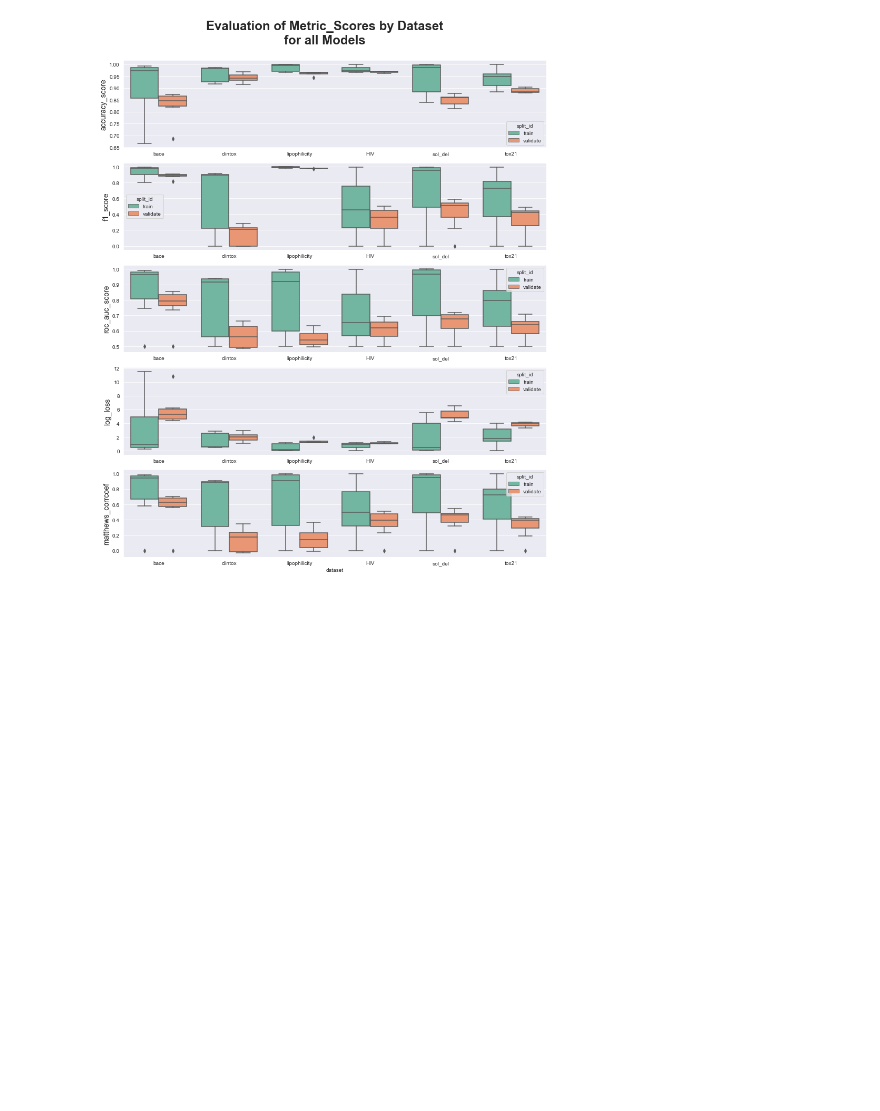
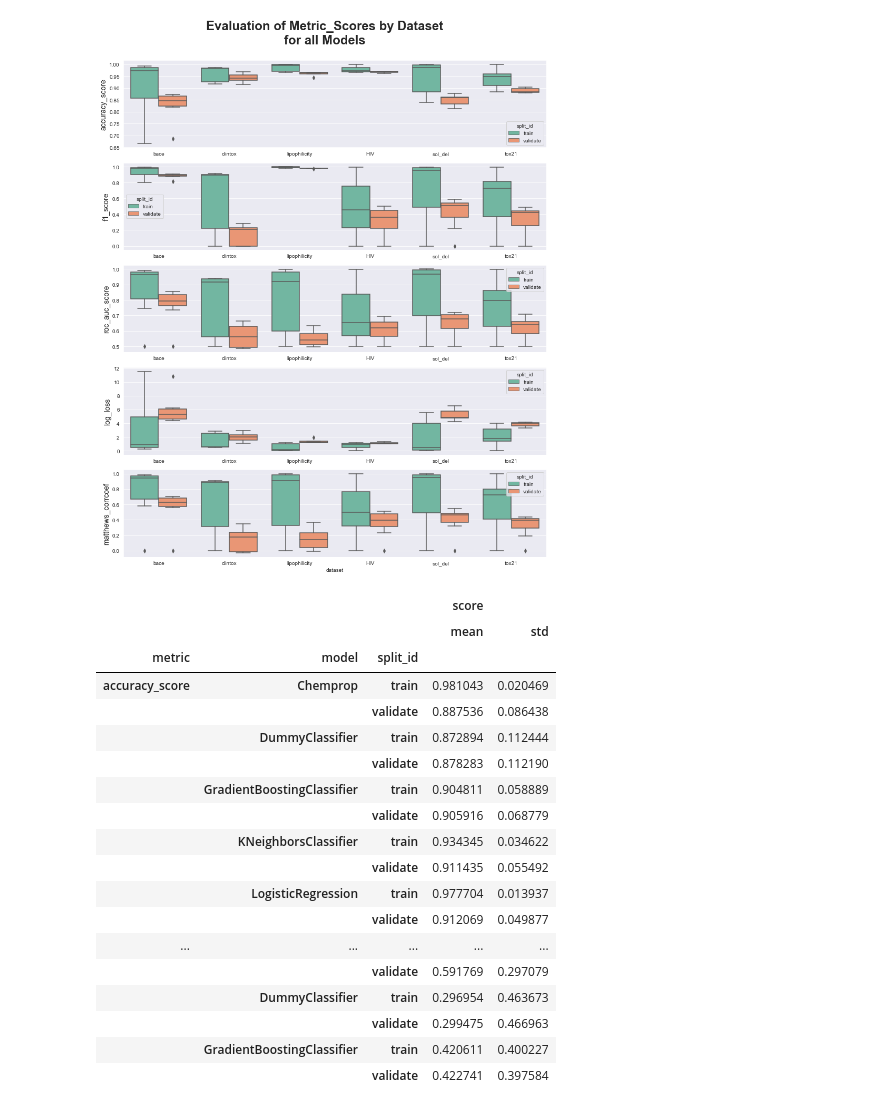
Before and after one commit to PJMichaels/Chemistry-Capstone, a Jupyter notebook: evaluation/eval_vis.ipynb, the cells around one changed output. Drawn from its saved outputs; the diff is of its cells as text; code cells hidden in the pictures; blank space fills up the shorter version.

```diff
--- a/evaluation/eval_vis.ipynb
+++ b/evaluation/eval_vis.ipynb
@@ -144,6 +158,28 @@ fig.tight_layout()
 fig.savefig("Boxplot_Dataset_Scores.png", facecolor = "w")
 # %% [output]
 [figure]
+# %%
+tdf.groupby(['metric', "model", 'split_id']).agg({'score': ['mean', 'std']})[:20]
+# %% [output]
+|  |  |  | score |  |
+|  |  |  | mean | std |
+| metric | model | split_id |  |  |
+| accuracy_score | Chemprop | train | 0.981043 | 0.020469 |
+|  |  | validate | 0.887536 | 0.086438 |
+|  | DummyClassifier | train | 0.872894 | 0.112444 |
+|  |  | validate | 0.878283 | 0.112190 |
+|  | GradientBoostingClassifier | train | 0.904811 | 0.058889 |
+|  |  | validate | 0.905916 | 0.068779 |
+|  | KNeighborsClassifier | train | 0.934345 | 0.034622 |
+|  |  | validate | 0.911435 | 0.055492 |
+|  | LogisticRegression | train | 0.977704 | 0.013937 |
+|  |  | validate | 0.912069 | 0.049877 |
+| ... | ... | ... | ... | ... |
+|  |  | validate | 0.591769 | 0.297079 |
+|  | DummyClassifier | train | 0.296954 | 0.463673 |
+|  |  | validate | 0.299475 | 0.466963 |
+|  | GradientBoostingClassifier | train | 0.420611 | 0.400227 |
+|  |  | validate | 0.422741 | 0.397584 |
 # %%
 # metrics = list(df["metric"].unique())
 
```
Also changed, not shown: parts of 2 cells of this notebook, 4 other files.
